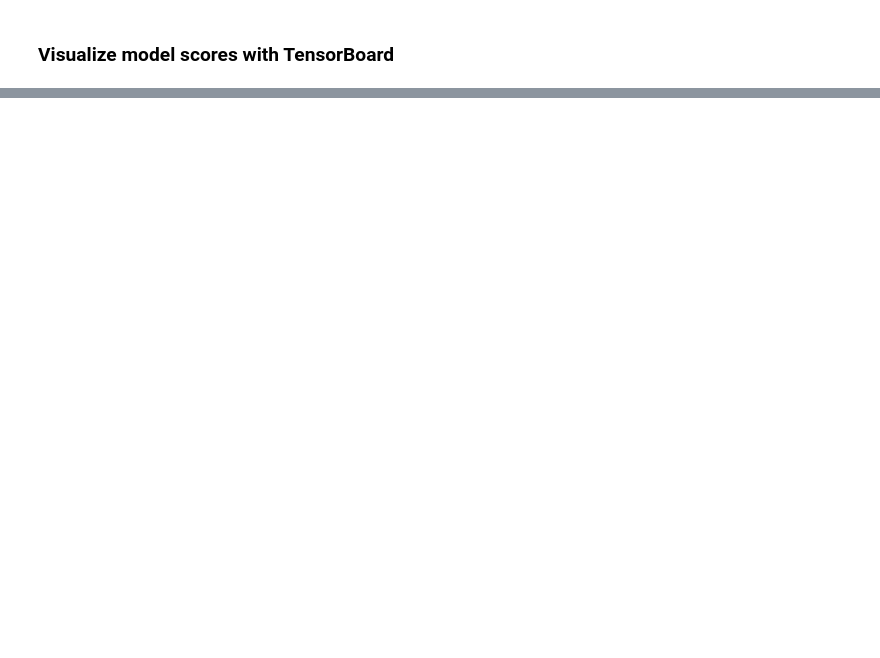
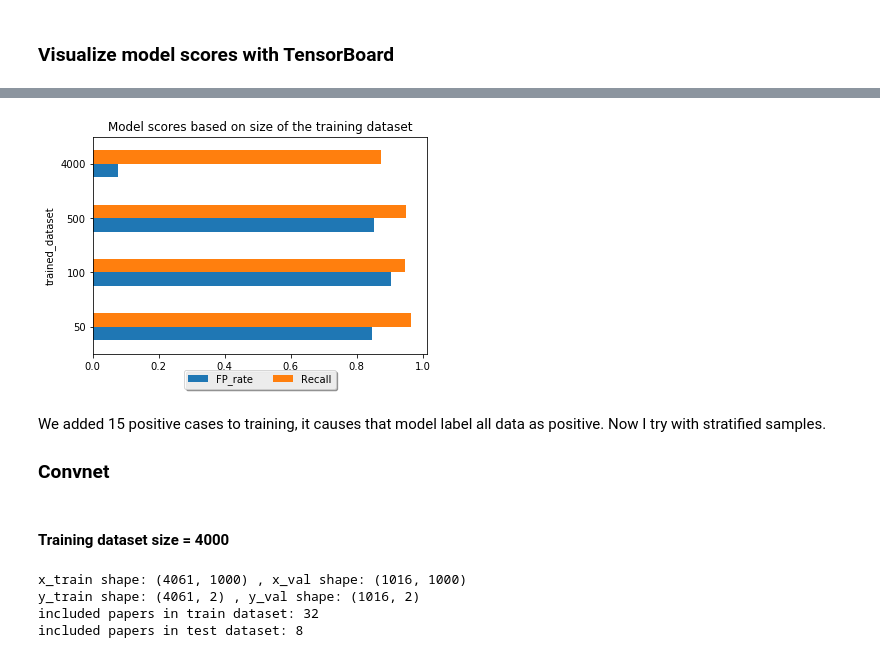
Before and after one commit to swallow0001/systematic-reviews, a Jupyter notebook: notebooks/systematic-review-python-notebook.ipynb, the cells around one changed output, grey strips where cells are left out. Saved outputs shown, nothing was run; the diff lists cells and outputs as text; code cells hidden in the pictures; blank space fills up the shorter version.

```diff
--- a/notebooks/systematic-review-python-notebook.ipynb
+++ b/notebooks/systematic-review-python-notebook.ipynb
@@ -636,0 +725,41 @@ results20 = grid_search_lstm(0.996, 10)
+# %%
+import pandas as pd
+import matplotlib.pyplot as plt
+
+df_fp_rate = pd.DataFrame([['FP_rate',4000,0.077],['FP_rate',500,0.854],['FP_rate',100,0.904],['FP_rate',50,0.846],
+                   ['Recall',4000,0.875],['Recall',500,0.950],['Recall',100,0.947],['Recall',50,0.966]],
+                    columns=['score','trained_dataset','val'])
+
+df_fp_rate.pivot("trained_dataset", "score", "val").plot(kind='barh')
+plt.legend(loc='upper center', bbox_to_anchor=(0.5, -0.05),
+          fancybox=True, shadow=True, ncol=2)
+plt.title('Model scores based on size of the training dataset')
+plt.show()
+
+# df_tn_fp = pd.DataFrame([['FP','4000',78],['FP','500',3876],['FP','100',4467],['FP','50',4223],
+#                    ['TN','4000',930],['TN','500',678],['TN','100',470],['TN','50',768]],columns=['score','trained_dataset','val'])
+
+
+# df_tn_fp.pivot("trained_dataset", "score", "val").plot(kind='bar')
+
+# plt.show()
+# %% [output]
+[figure, added]
+# %% [markdown]
+We added 15 positive cases to training, it causes that model label all data as positive. Now I try with stratified samples.
+
+### Convnet
+# %% [markdown]
+#### Training dataset size = 4000
+# %%
+x_train, x_val, y_train, y_val = split_data(0.2, 0)
+
+print("x_train shape:", x_train.shape, ", x_val shape:", x_val.shape)
+print("y_train shape:", y_train.shape, ", y_val shape:", y_val.shape)
+print("included papers in train dataset:",(y_train[:,1]==1).sum())
+print("included papers in test dataset:",(y_val[:,1]==1).sum())
+# %% [output]
+x_train shape: (4061, 1000) , x_val shape: (1016, 1000)
+y_train shape: (4061, 2) , y_val shape: (1016, 2)
+included papers in train dataset: 32
+included papers in test dataset: 8
```
Also changed, not shown: parts of 45 cells of this notebook, 9 other files.
